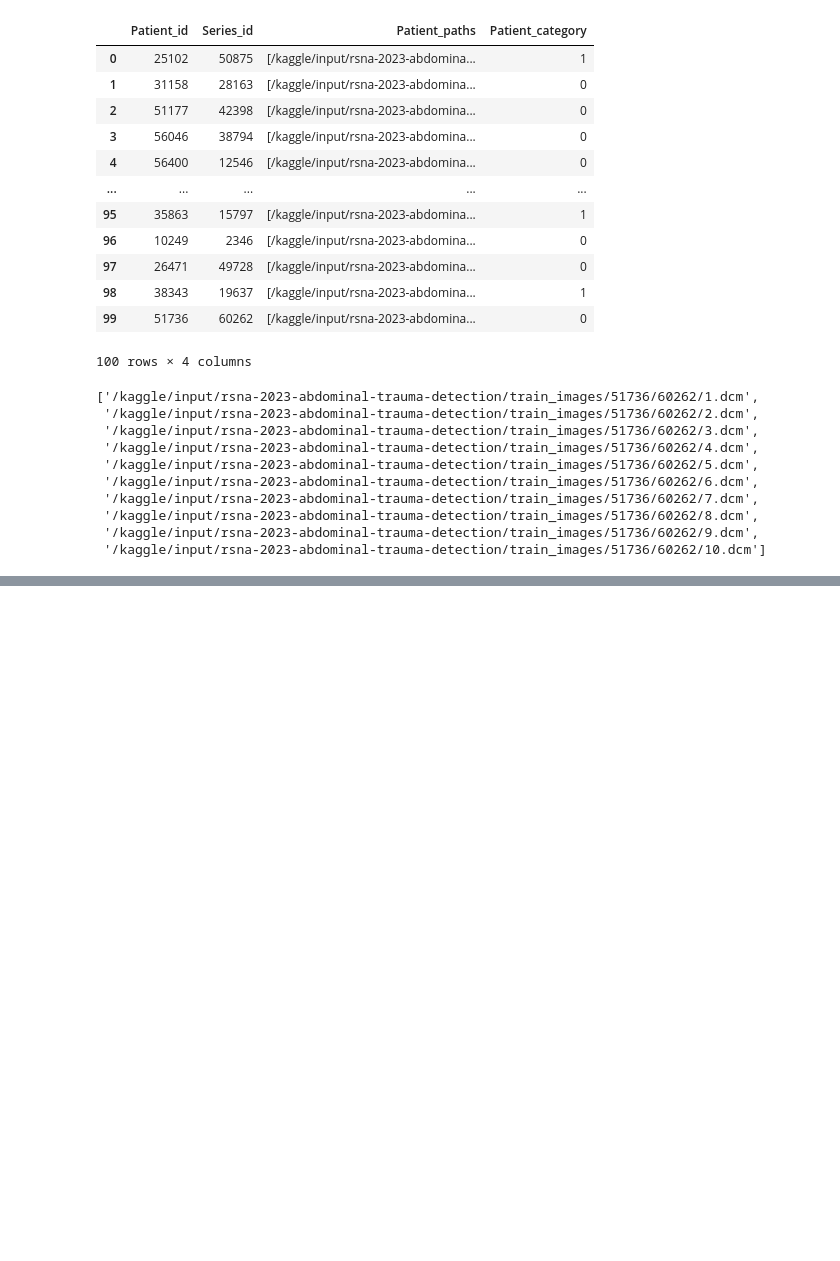
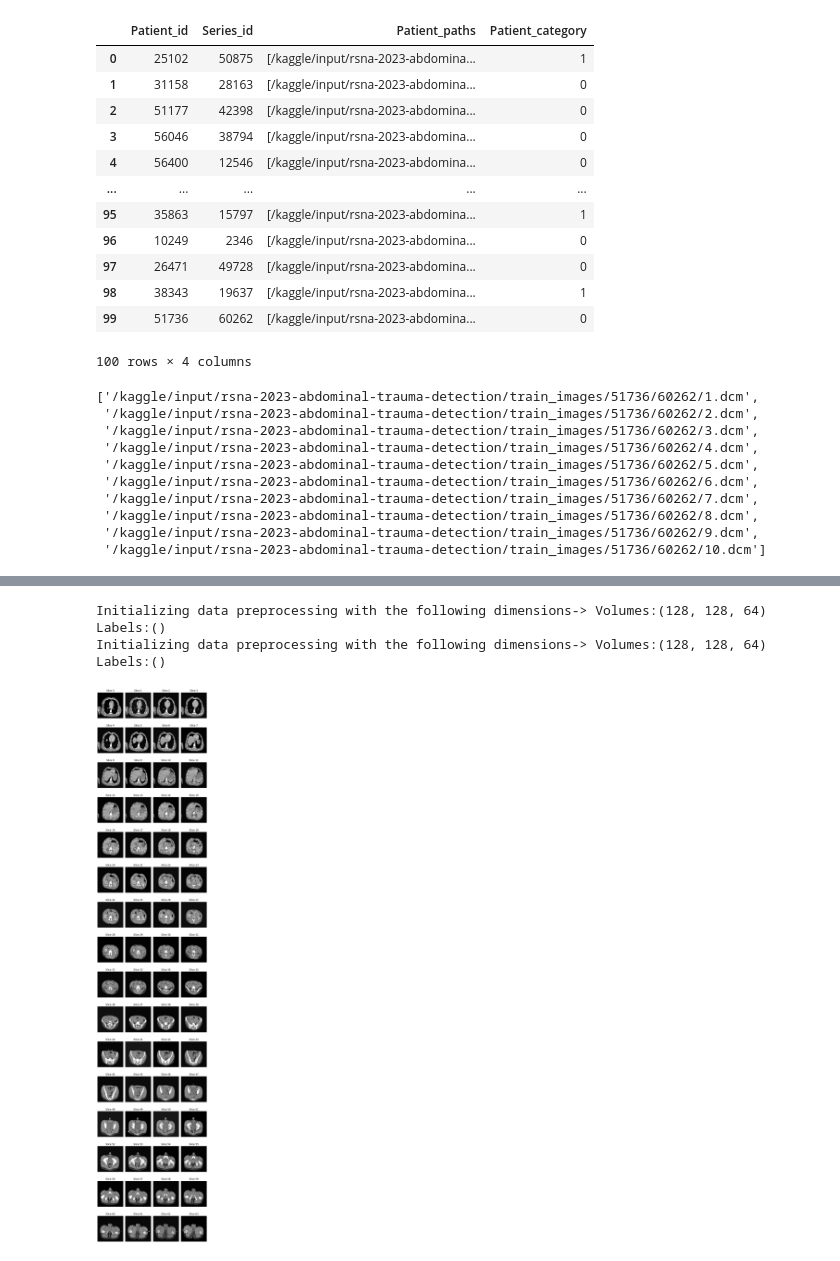
Before and after one commit to PedroAMtz/RSNA_Abdominal_Trauma, a Jupyter notebook: Kaggle_notebooks/cropping-images-roi.ipynb, the cells around one changed output, grey strips where cells are left out. Saved outputs shown, nothing was run; the diff lists cells and outputs as text; code cells hidden in the pictures; blank space fills up the shorter version.

```diff
--- a/Kaggle_notebooks/cropping-images-roi.ipynb
+++ b/Kaggle_notebooks/cropping-images-roi.ipynb
@@ -227,0 +456,37 @@ ax2.axis('off');
+# %%
+for i in range(len(cleaned_df[:2])):
+    patient_data_volumes, _ = generate_patient_processed_data(cleaned_df["Patient_paths"][i],cleaned_df["Patient_category"][i], target_size=(128,128),target_depth=64)
+
+    with open(f'/kaggle/working/{str(cleaned_df["Patient_id"][i])}_{str(cleaned_df["Series_id"][i])}.npy', 'wb') as f:
+        np.save(f, patient_data_volumes)
+# %% [output]
+Initializing data preprocessing with the following dimensions-> Volumes:(128, 128, 64) Labels:()
+Initializing data preprocessing with the following dimensions-> Volumes:(128, 128, 64) Labels:()
+# %%
+with open(f'/kaggle/working/25102_50875.npy', 'rb') as f:
+    X = np.load(f, allow_pickle=True)
+# %%
+rows = 16  # Number of rows in the subplot grid
+cols = 4  # Number of columns in the subplot grid
+depth = 64
+
+fig, axes = plt.subplots(rows, cols, figsize=(8, 44))
+#fig.suptitle(f'3D Volume Slices, patient_series -> 201_49066')
+
+for d in range(depth):
+    row = d // cols
+    col = d % cols
+
+    ax = axes[row, col]
+    ax.imshow(X[:,:,d], cmap='gray')  # You can change the colormap if needed
+    ax.set_title(f"Slice {d}")
+    ax.axis('off')  # Turn off axis for cleaner visualization
+
+# Adjust layout
+plt.tight_layout()
+plt.subplots_adjust(top=0.9)  # Adjust the position of the suptitle
+
+# Show the plot
+plt.show()
+# %% [output]
+[figure, added]
```
Also changed, not shown: parts of 8 cells of this notebook.
